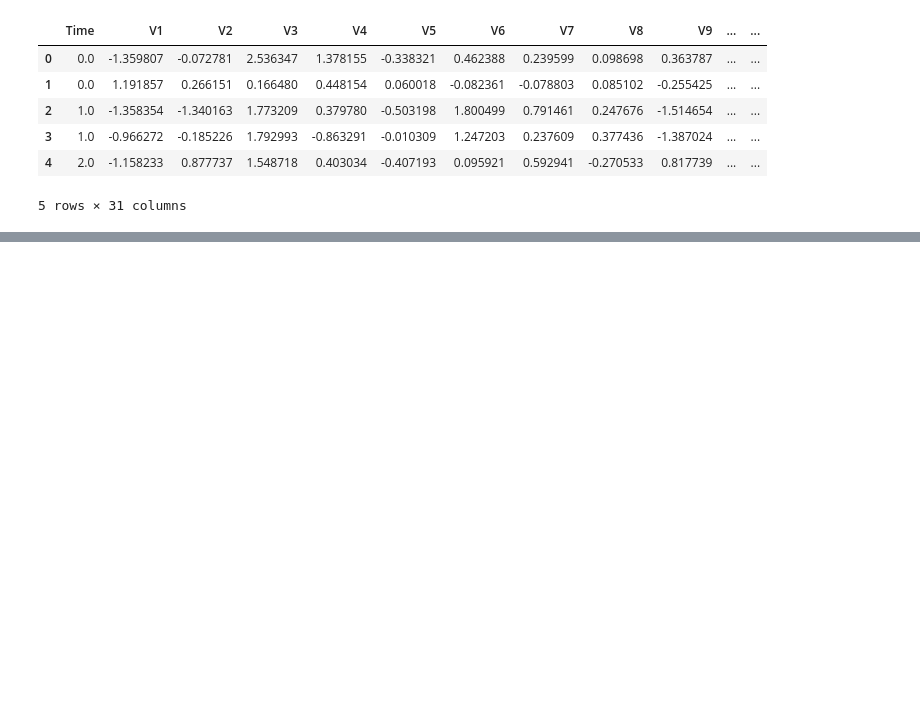
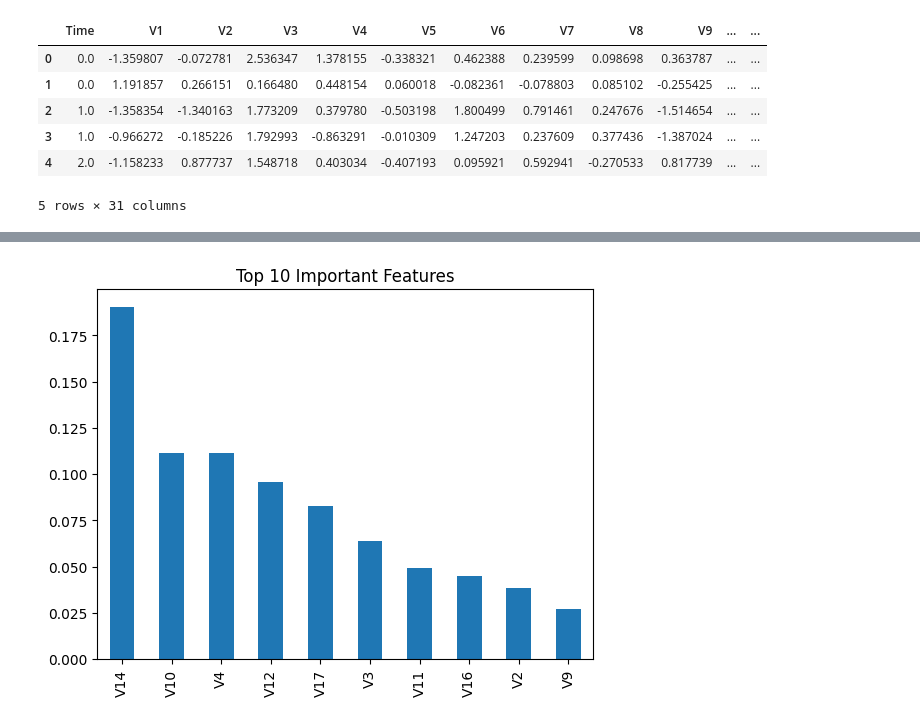
Before and after one commit to Ironclad1738281/credit-card-fraud-detection, a Jupyter notebook: notebooks/fraud_detection.ipynb, the cells around one changed output, grey strips where cells are left out. Cells and saved outputs as stored; diff of their text form; code cells hidden in the pictures; blank space fills up the shorter version.

```diff
--- a/notebooks/fraud_detection.ipynb
+++ b/notebooks/fraud_detection.ipynb
@@ -13,0 +38,13 @@ df.head()
+# %%
+from sklearn.preprocessing import StandardScaler
+
+scaler = StandardScaler()
+
+X_train_scaled = scaler.fit_transform(X_train)
+X_test_scaled = scaler.transform(X_test)
+# %%
+from imblearn.over_sampling import SMOTE
+
+sm = SMOTE(random_state =42)
+
+X_train_resampled, y_train_resampled = sm.fit_resample(X_train_scaled, y_train)
@@ -13,0 +92,17 @@ df.head()
+# %%
+import pandas as pd
+import matplotlib.pyplot as plt
+
+importances = rf_model.feature_importances_
+
+feature_names = X.columns
+
+feat_imp = pd.Series(importances, index = feature_names)
+
+feat_imp.sort_values(ascending= False).head(10).plot(kind="bar")
+
+plt.title("Top 10 Important Features")
+plt.savefig("../images/feature)importance.png")
+plt.show()
+# %% [output]
+[figure, added]
```
Also changed, not shown: parts of 14 cells of this notebook, 5 other files.
